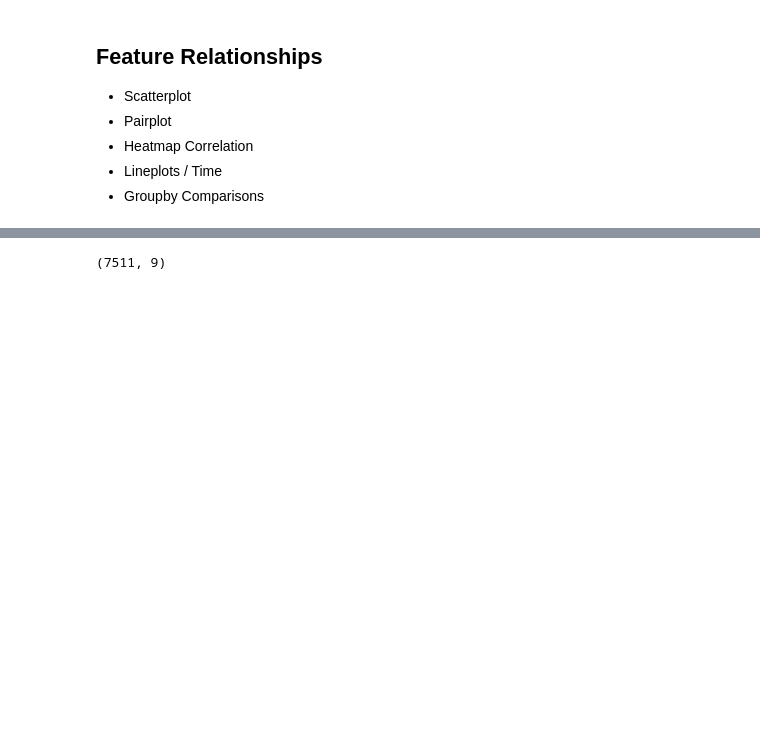
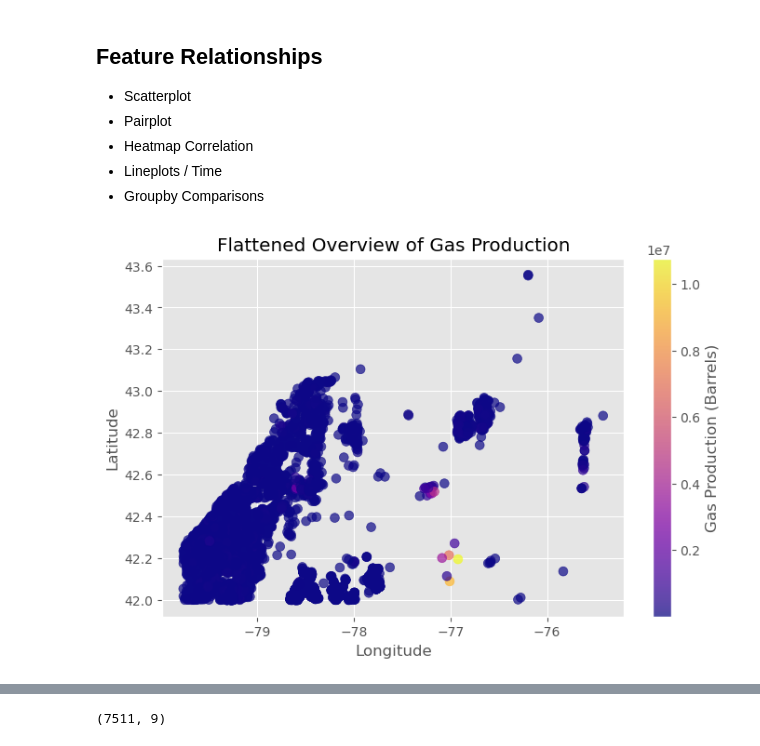
Before and after one commit to mrhussaink7/nys-gas-potential, a Jupyter notebook: code/exploratory_data_analysis.ipynb, the cells around one changed output, grey strips where cells are left out. Saved outputs shown, nothing was run; the diff lists cells and outputs as text; code cells hidden in the pictures; blank space fills up the shorter version.

```diff
--- a/code/exploratory_data_analysis.ipynb
+++ b/code/exploratory_data_analysis.ipynb
@@ -106,3 +128,15 @@ FEATURE: BOTTOM_HOLE_LONGITUDE
 - Heatmap Correlation
 - Lineplots / Time
 - Groupby Comparisons
+# %%
+fig, ax = plt.subplots(1, figsize=(8,5))
+corr_plot = ax.scatter(np.array(df['longitude']), np.array(df['latitude']),
+                       s=50, c=np.array(df['gas_mcf']).flatten(), cmap='plasma', alpha=0.7)
+plt.colorbar(corr_plot).set_label('Gas Production (Barrels)')
+plt.title('Flattened Overview of Gas Production')
+plt.xlabel('Longitude')
+plt.ylabel('Latitude')
+plt.show()
+plt.close()
+# %% [output]
+[figure, added]
```
Also changed, not shown: parts of 6 cells of this notebook.
